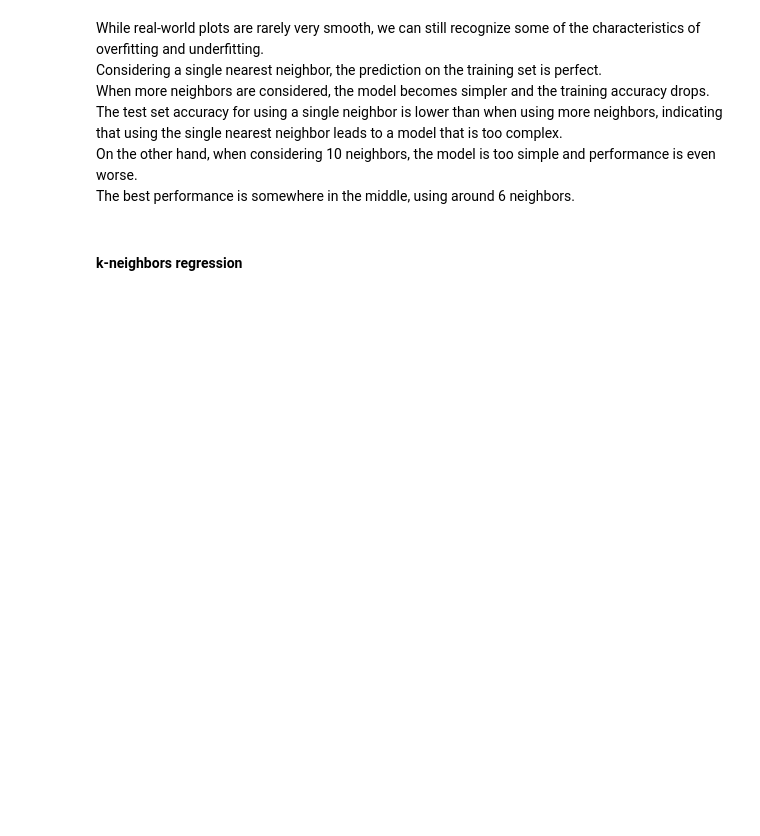
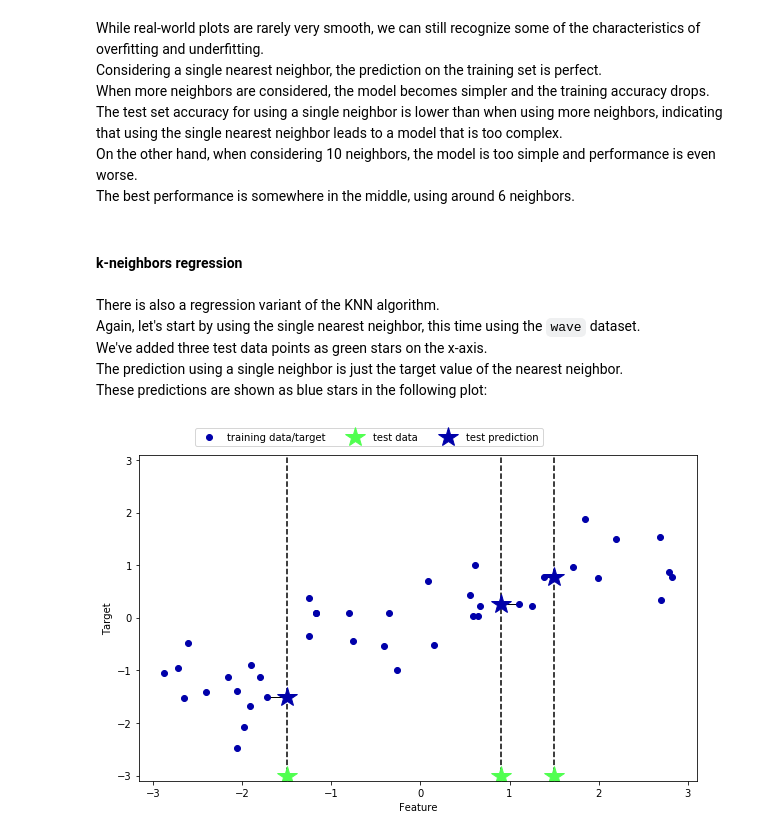
Before and after one commit to bgroveben/python3_machine_learning_projects, a Jupyter notebook: introduction_to_ml_with_python/2_Supervised_Learning.ipynb, the cells around one changed output. Cells and saved outputs as stored; diff of their text form; code cells hidden in the pictures; blank space fills up the shorter version.

Commit message:
Chapter 2 -- k-neighbors regression

```diff
--- a/introduction_to_ml_with_python/2_Supervised_Learning.ipynb
+++ b/introduction_to_ml_with_python/2_Supervised_Learning.ipynb
@@ -436,3 +436,13 @@ On the other hand, when considering 10 neighbors, the model is too simple and pe
 The best performance is somewhere in the middle, using around 6 neighbors.
 # %% [markdown]
 #### k-neighbors regression
+# %% [markdown]
+There is also a regression variant of the KNN algorithm.
+Again, let's start by using the single nearest neighbor, this time using the `wave` dataset.
+We've added three test data points as green stars on the x-axis.
+The prediction using a single neighbor is just the target value of the nearest neighbor.
+These predictions are shown as blue stars in the following plot:
+# %%
+mglearn.plots.plot_knn_regression(n_neighbors=1)
+# %% [output]
+[figure, added]
```
Also changed, not shown: parts of 11 cells of this notebook, 1 other file.
